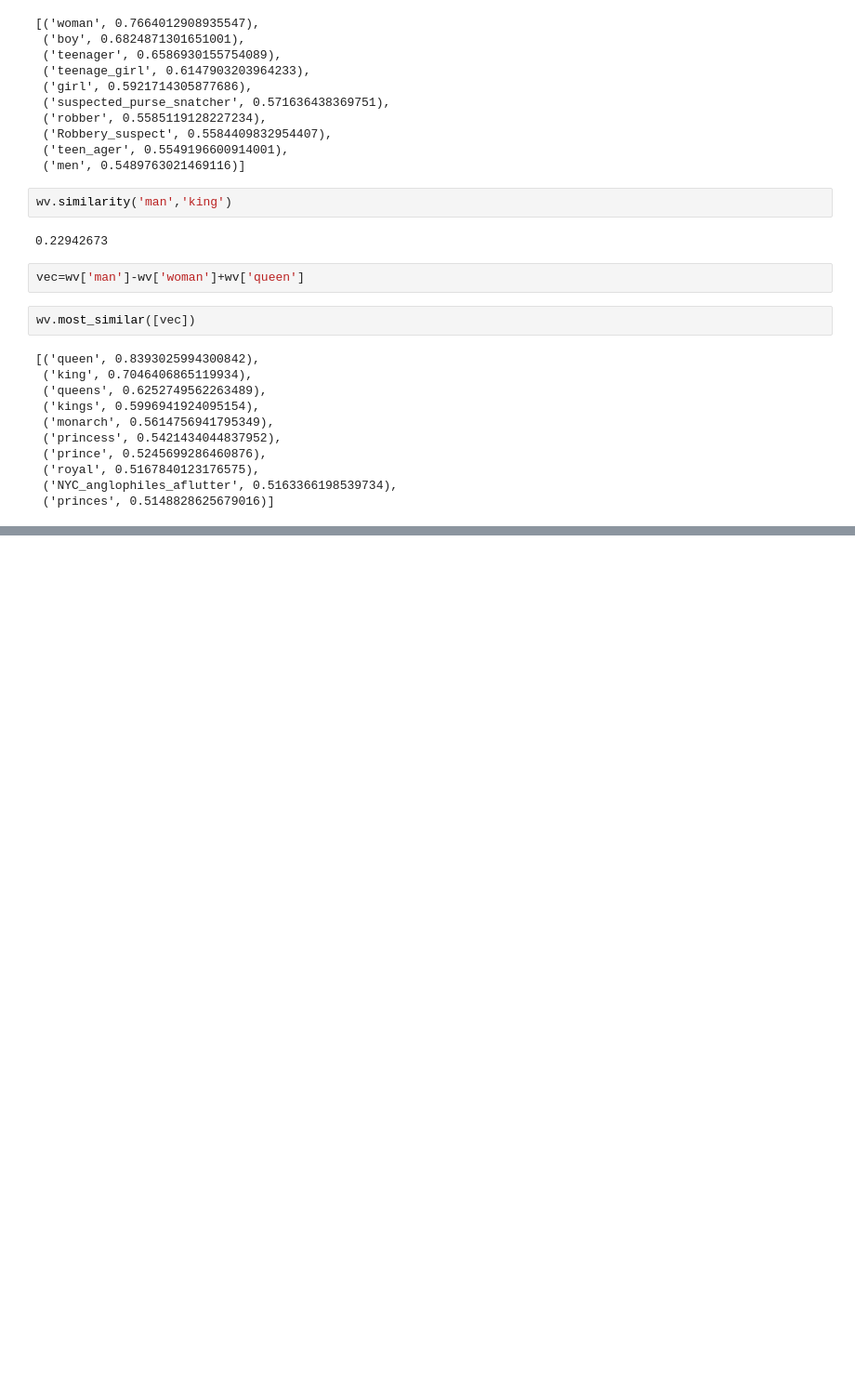
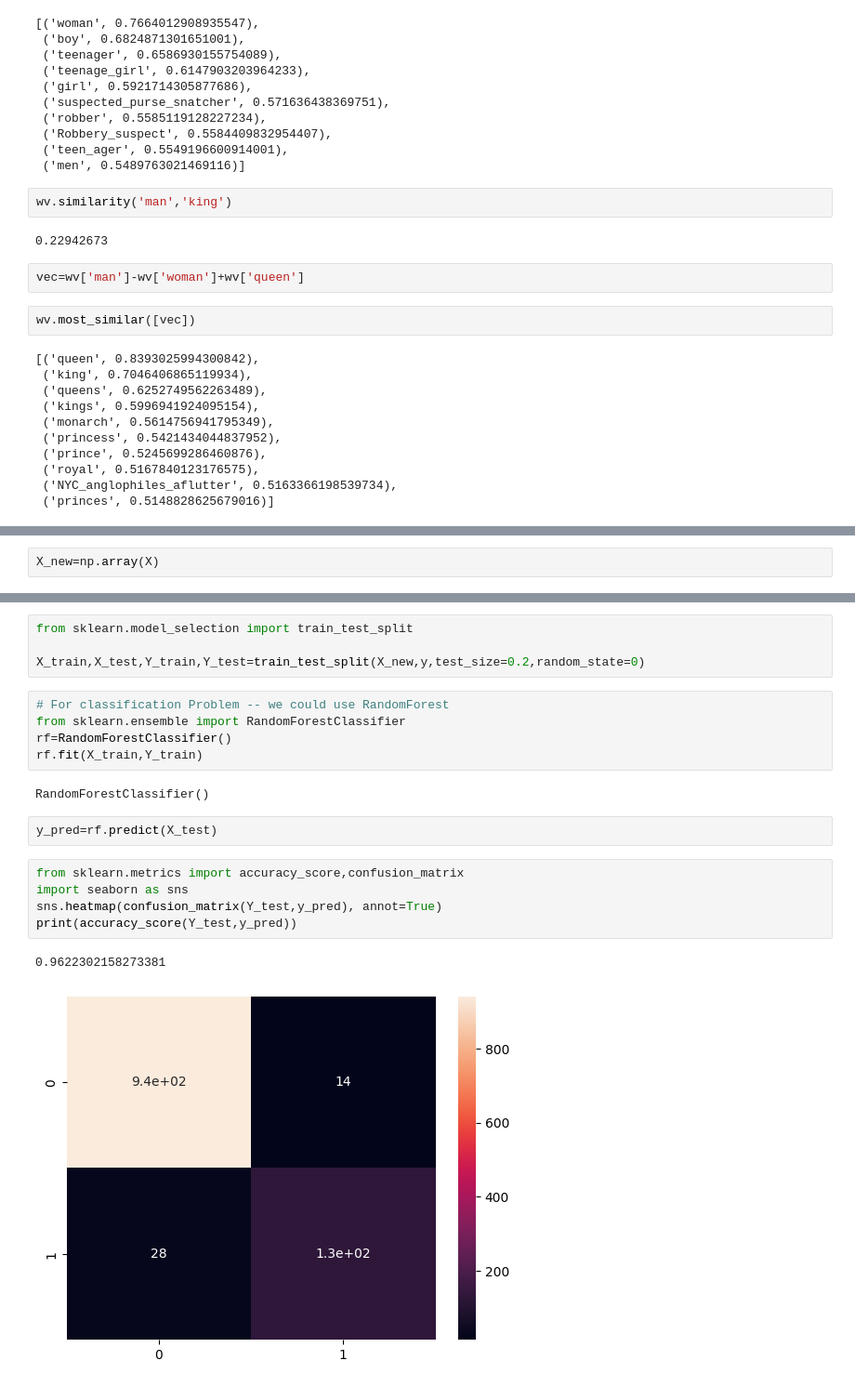
Before and after one commit to hardikcode-creator/NLP, a Jupyter notebook: NLP4.ipynb, the cells around one changed output, grey strips where cells are left out. Shown at 93% size. Drawn from its saved outputs; the diff is of its cells as text; blank space fills up the shorter version.

```diff
--- a/NLP4.ipynb
+++ b/NLP4.ipynb
@@ -56,0 +231,2 @@ wv.most_similar([vec])
+# %%
+X_new=np.array(X)
@@ -56,0 +245,21 @@ wv.most_similar([vec])
+# %%
+from sklearn.model_selection import train_test_split
+
+X_train,X_test,Y_train,Y_test=train_test_split(X_new,y,test_size=0.2,random_state=0)
+# %%
+# For classification Problem -- we could use RandomForest
+from sklearn.ensemble import RandomForestClassifier
+rf=RandomForestClassifier()
+rf.fit(X_train,Y_train)
+# %% [output]
+RandomForestClassifier()
+# %%
+y_pred=rf.predict(X_test)
+# %%
+from sklearn.metrics import accuracy_score,confusion_matrix
+import seaborn as sns
+sns.heatmap(confusion_matrix(Y_test,y_pred), annot=True)
+print(accuracy_score(Y_test,y_pred))
+# %% [output]
+0.9622302158273381
+[figure, added]
```
Also changed, not shown: parts of 21 cells of this notebook.
